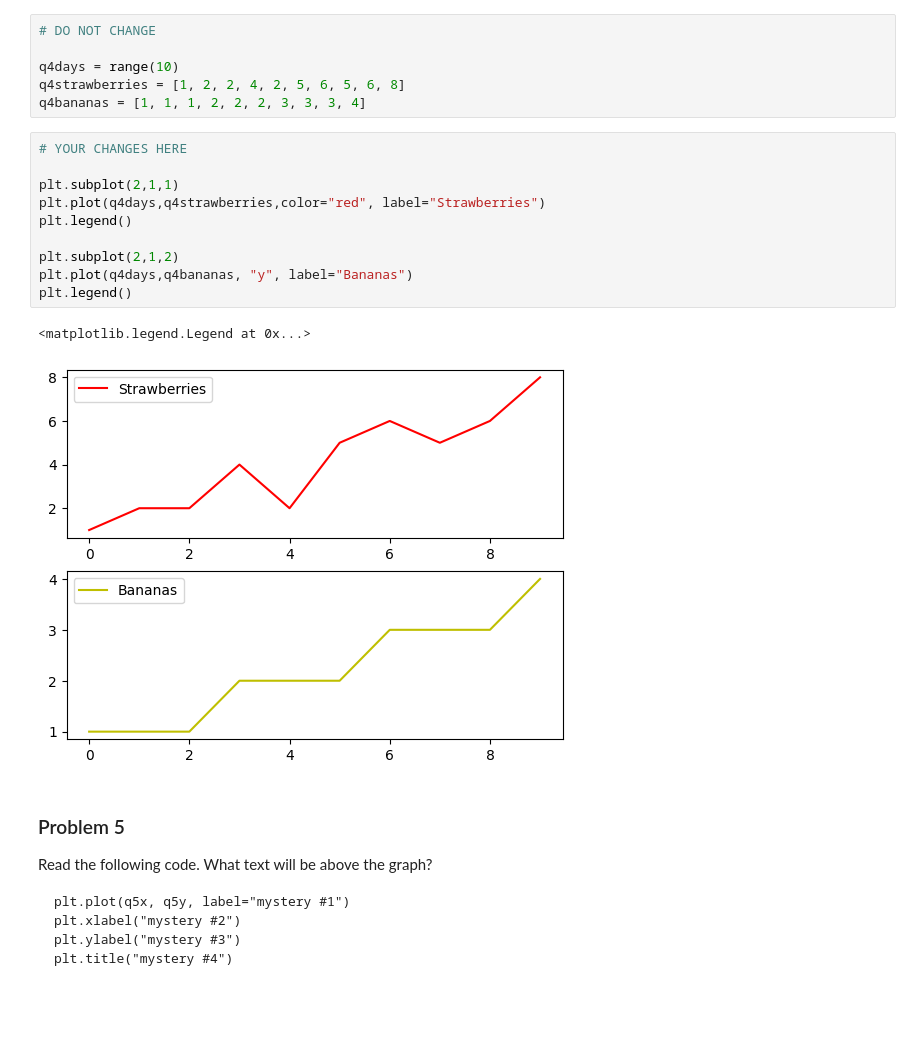
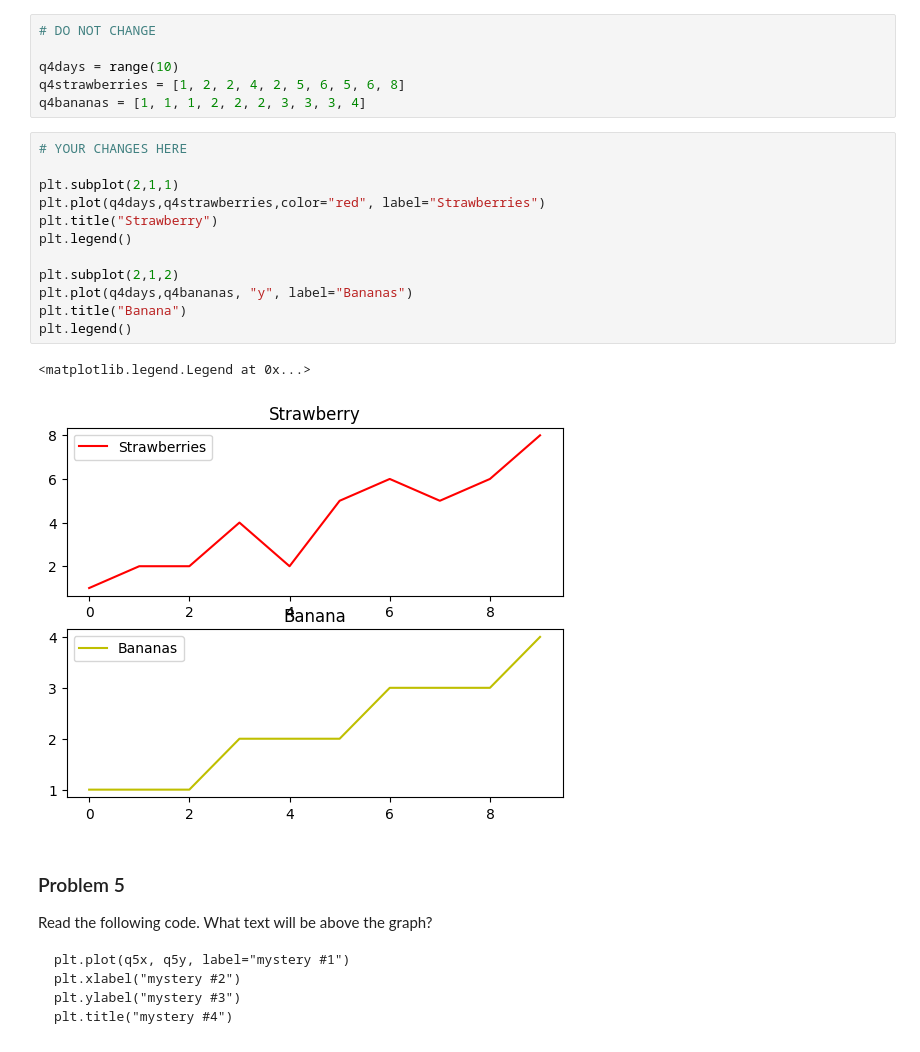
Before and after one commit to AL-Holmes/dx602-homework-05, a Jupyter notebook: homework.ipynb, the cells around one changed output. Saved outputs shown, nothing was run; the diff lists cells and outputs as text; blank space fills up the shorter version.

```diff
--- a/homework.ipynb
+++ b/homework.ipynb
@@ -127,16 +133,18 @@ q4bananas = [1, 1, 1, 2, 2, 2, 3, 3, 3, 4]
 # %%
 # YOUR CHANGES HERE
 
 plt.subplot(2,1,1)
 plt.plot(q4days,q4strawberries,color="red", label="Strawberries")
+plt.title("Strawberry")
 plt.legend()
 
 plt.subplot(2,1,2)
 plt.plot(q4days,q4bananas, "y", label="Bananas")
+plt.title("Banana")
 plt.legend()
 # %% [output]
 <matplotlib.legend.Legend at 0x...>
-[figure, old version]
+[figure, new version]
 # %% [markdown]
 ### Problem 5
 
```
Also changed, not shown: parts of 18 cells of this notebook.
